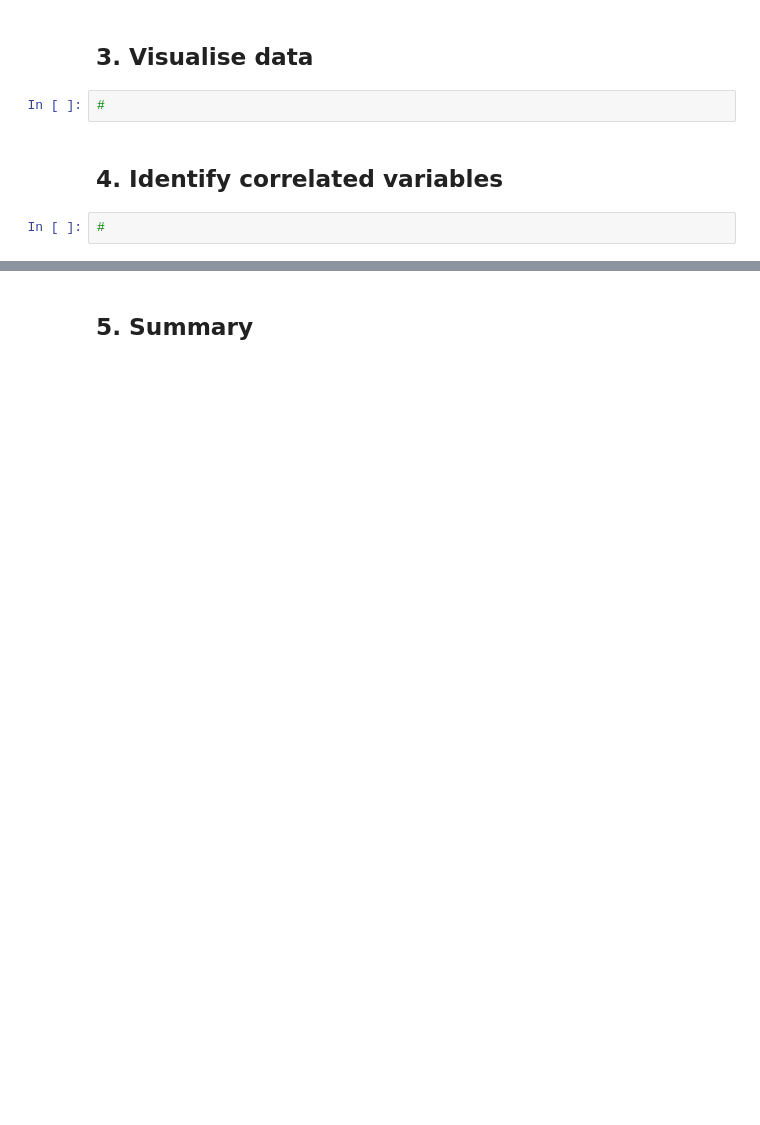
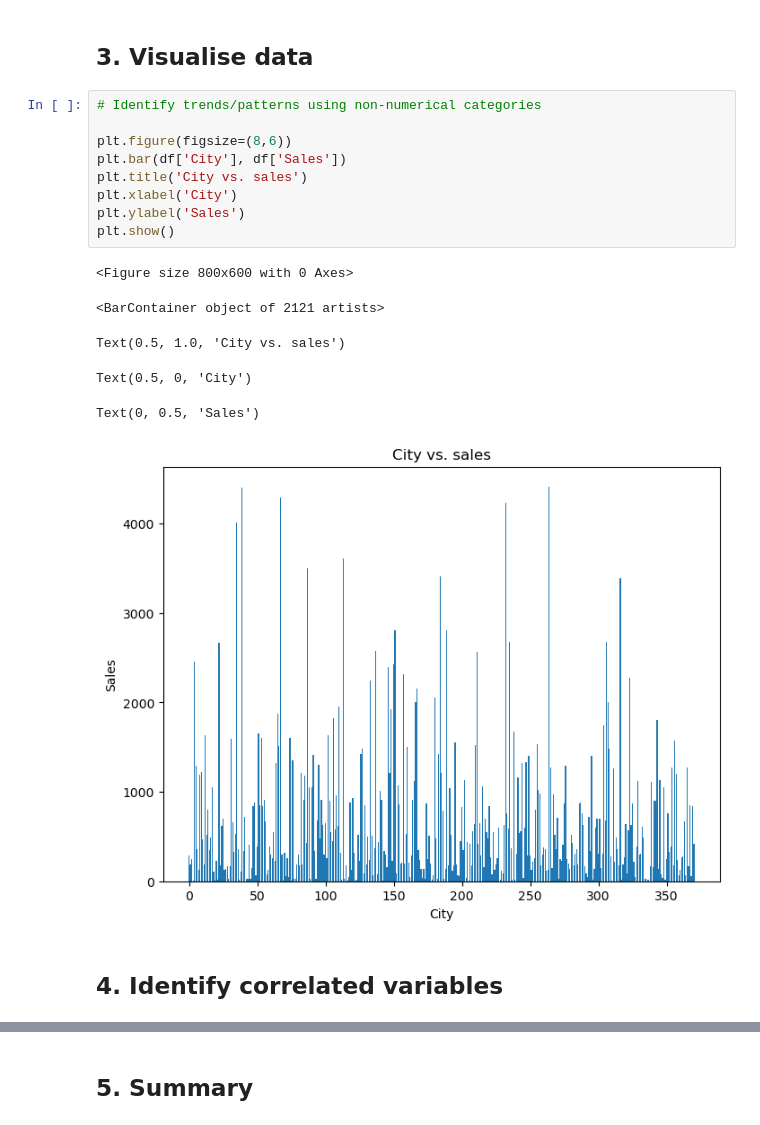
Before and after one commit to kvnstv1/2024-Phase-2, a Jupyter notebook: data-science/1. Analysis and Preprocessing/part1-submission.ipynb, the cells around one changed output, grey strips where cells are left out. Saved outputs shown, nothing was run; the diff lists cells and outputs as text; blank space fills up the shorter version.

```diff
--- a/data-science/1. Analysis and Preprocessing/part1-submission.ipynb
+++ b/data-science/1. Analysis and Preprocessing/part1-submission.ipynb
@@ -82,8 +188,20 @@ The standard deviation of the sales is $503.18 and that of the profit is $136.05
 # %% [markdown]
 ## 3. Visualise data
-# %%
-#
+# %%
+# Identify trends/patterns using non-numerical categories
+
+plt.figure(figsize=(8,6))
+plt.bar(df['City'], df['Sales'])
+plt.title('City vs. sales')
+plt.xlabel('City')
+plt.ylabel('Sales')
+plt.show()
+# %% [output]
+<Figure size 800x600 with 0 Axes>
+<BarContainer object of 2121 artists>
+Text(0.5, 1.0, 'City vs. sales')
+Text(0.5, 0, 'City')
+Text(0, 0.5, 'Sales')
+[figure, added]
 # %% [markdown]
 ## 4. Identify correlated variables
-# %%
-#
```
Also changed, not shown: parts of 4 cells of this notebook.
